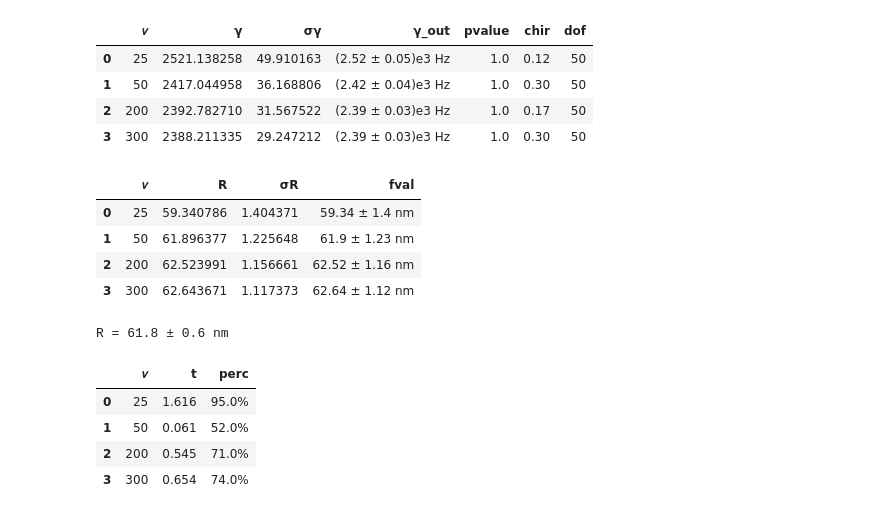
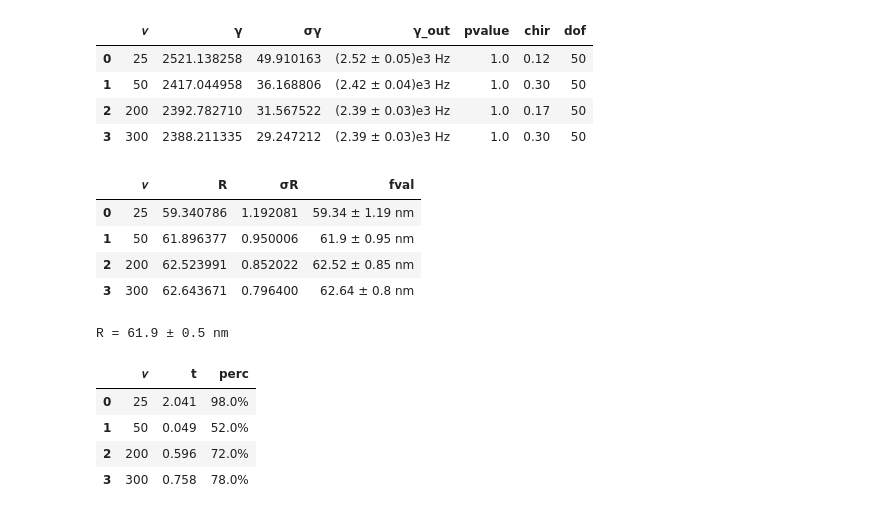
Before and after one commit to chiara22codini/LaboratorioBiofisica, a Jupyter notebook: SCATTERING/iride_2_TRUE.ipynb, the cells around one changed output. Cells and saved outputs as stored; diff of their text form; code cells hidden in the pictures.

```diff
--- a/SCATTERING/iride_2_TRUE.ipynb
+++ b/SCATTERING/iride_2_TRUE.ipynb
@@ -167,27 +165,25 @@ fig.show()
 # %%
 def calculate_R(gamma):
     R = (16 * np.pi * n**2 * T * KB * np.sin(np.radians(θ) / 2)**2) / (3 * η * λ**2 * gamma)
     return R
 
-def calculate_sigma_R(gamma, sigma_gamma,sigmaT,sigmaη,sigman, theta = 90):
+def calculate_sigma_R(gamma, sigma_gamma,sigmaT, theta = 90):
     theta_rad = np.radians(theta)
     term1 = sigma_gamma /gamma
     term2 = sigmaT/T
-    term3 = sigmaη/η
-    term4 = sigman/n
-    return (16 * np.pi * n**2 * T * KB * np.sin(theta_rad / 2)**2) / (3 * η * λ**2 * gamma) * np.sqrt(term1**2 + term2**2 + term3**2 + term4**2)
+    return (16 * np.pi * n**2 * T * KB * np.sin(theta_rad / 2)**2) / (3 * η * λ**2 * gamma) * np.sqrt(term1**2 + term2**2)
 
 R_values = calculate_R(GAMMA)
-sigma_R = calculate_sigma_R(GAMMA, sigmaGAMMA,sigmaT,sigmaη,sigman)
+sigma_R = calculate_sigma_R(GAMMA, sigmaGAMMA,sigmaT)
 
 R = pd.DataFrame({'𝜈':IRIDE,'R':R_values,'σR':sigma_R,'fval':[final_val(R,sR,2,0,'nm') for R,sR in zip(R_values,sigma_R)]})
 display(R)
 # %% [output]
 |  | 𝜈 | R | σR | fval |
-| 0 | 25 | 59.340786 | 1.404371 | 59.34 ± 1.4 nm |
-| 1 | 50 | 61.896377 | 1.225648 | 61.9 ± 1.23 nm |
-| 2 | 200 | 62.523991 | 1.156661 | 62.52 ± 1.16 nm |
-| 3 | 300 | 62.643671 | 1.117373 | 62.64 ± 1.12 nm |
+| 0 | 25 | 59.340786 | 1.192081 | 59.34 ± 1.19 nm |
+| 1 | 50 | 61.896377 | 0.950006 | 61.9 ± 0.95 nm |
+| 2 | 200 | 62.523991 | 0.852022 | 62.52 ± 0.85 nm |
+| 3 | 300 | 62.643671 | 0.796400 | 62.64 ± 0.8 nm |
 # %%
 mean_R = np.average(R_values,weights=1/sigma_R**2)
 sigma_mean_R = np.sqrt(1/np.sum(1/sigma_R**2))
@@ -208,9 +204,9 @@ for R,σR in zip(R_values,sigma_R):
 compatibilità = pd.DataFrame({'𝜈':IRIDE,'t':ts,'perc':perc})
 display(compatibilità)
 # %% [output]
-R = 61.8 ± 0.6 nm
+R = 61.9 ± 0.5 nm
 |  | 𝜈 | t | perc |
-| 0 | 25 | 1.616 | 95.0% |
-| 1 | 50 | 0.061 | 52.0% |
-| 2 | 200 | 0.545 | 71.0% |
-| 3 | 300 | 0.654 | 74.0% |
+| 0 | 25 | 2.041 | 98.0% |
+| 1 | 50 | 0.049 | 52.0% |
+| 2 | 200 | 0.596 | 72.0% |
+| 3 | 300 | 0.758 | 78.0% |
```
Also changed, not shown: parts of 1 cell of this notebook, 2 other files.
